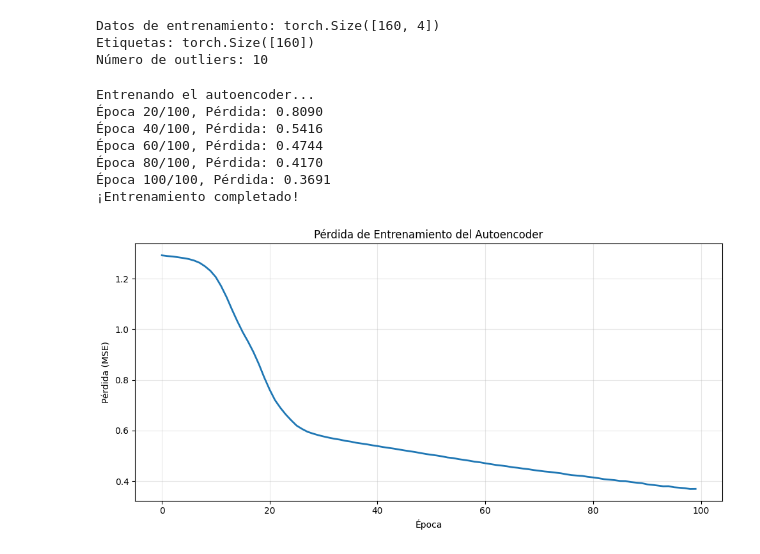
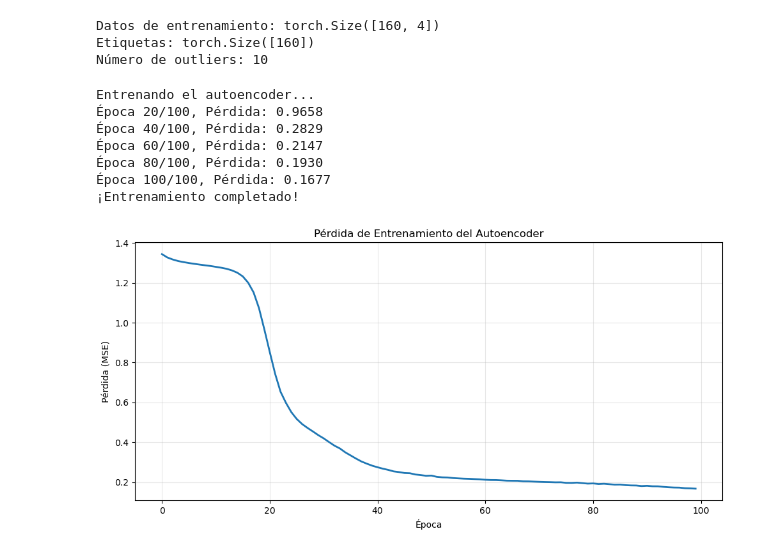
Before and after one commit to carlosgim/up_diplo_ia_h2_25, a Jupyter notebook: Clase 24/Clase 24 - Autoencoder.ipynb, the cells around one changed output. Drawn from its saved outputs; the diff is of its cells as text; code cells hidden in the pictures.

Commit message:
Update Clase 24 - Autoencoder notebook: adjust training epochs and learning rate, update execution counts, and refine reconstruction error metrics for improved model evaluation.

```diff
--- a/Clase 24/Clase 24 - Autoencoder.ipynb
+++ b/Clase 24/Clase 24 - Autoencoder.ipynb
@@ -115,8 +115,8 @@ Número de outliers: 10
 # ============================================
 
 # Hiperparámetros
-epochs = 1000
-learning_rate = 0.0001
+epochs = 100
+learning_rate = 0.001
 criterion = nn.MSELoss()
 optimizer = optim.Adam(model.parameters(), lr=learning_rate)
 
@@ -131,39 +131,39 @@ for epoch in range(epochs):
         # Forward pass
         reconstructed, _ = model(batch_X)
         loss = criterion(reconstructed, batch_X)
 
         # Backward pass
         optimizer.zero_grad()
         loss.backward()
         optimizer.step()
 
         total_loss += loss.item()
 
     train_losses.append(total_loss / len(train_loader))
 
     if (epoch + 1) % 20 == 0:
         print(f"Época {epoch + 1}/{epochs}, Pérdida: {train_losses[-1]:.4f}")
 
 print("¡Entrenamiento completado!")
 
 # Visualizar la pérdida de entrenamiento
 plt.figure(figsize=(10, 5))
 plt.plot(train_losses, linewidth=2)
 plt.xlabel('Época')
 plt.ylabel('Pérdida (MSE)')
 plt.title('Pérdida de Entrenamiento del Autoencoder')
 plt.grid(True, alpha=0.3)
 plt.tight_layout()
 plt.show()
 # %% [output]
 Entrenando el autoencoder...
-Época 20/100, Pérdida: 0.8090
-Época 40/100, Pérdida: 0.5416
-Época 60/100, Pérdida: 0.4744
-Época 80/100, Pérdida: 0.4170
-Época 100/100, Pérdida: 0.3691
+Época 20/100, Pérdida: 0.9658
+Época 40/100, Pérdida: 0.2829
+Época 60/100, Pérdida: 0.2147
+Época 80/100, Pérdida: 0.1930
+Época 100/100, Pérdida: 0.1677
 ¡Entrenamiento completado!
-[figure, old version]
+[figure, new version]
 # %%
 # ============================================
 # 4. DETECTAR OUTLIERS
```
Also changed, not shown: parts of 3 cells of this notebook, 1 other file.
